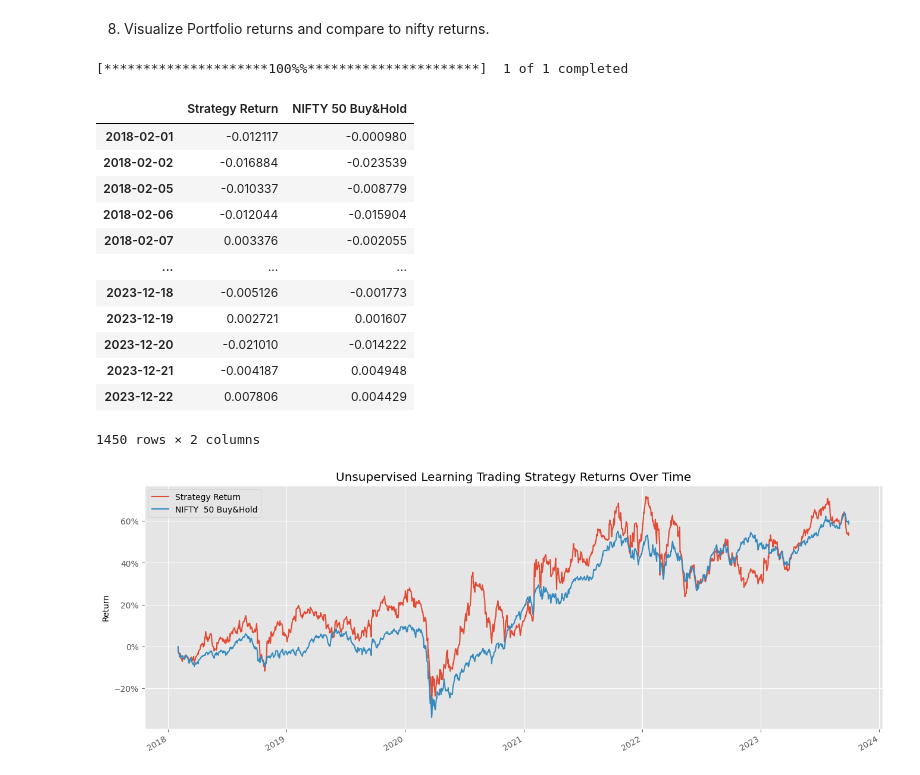
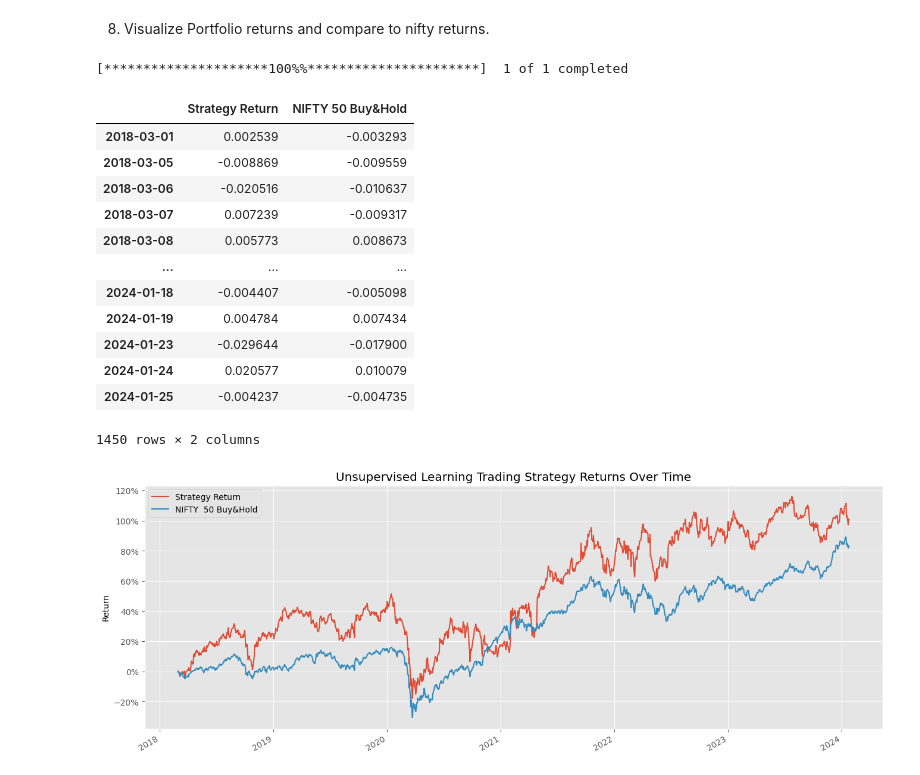
Before and after one commit to netkap/quant_ml_nifty50, a Jupyter notebook: Machine_Learning_Quant_Trade_NIFTY50.ipynb, the cells around one changed output. Saved outputs shown, nothing was run; the diff lists cells and outputs as text; code cells hidden in the pictures.

```diff
--- a/Machine_Learning_Quant_Trade_NIFTY50.ipynb
+++ b/Machine_Learning_Quant_Trade_NIFTY50.ipynb
@@ -69,7 +69,7 @@ ysymbol=['ADANIENT.NS',
 
 
 
-end_date = '2023-12-23'
+end_date = dt.date.today()
 # data fro previous 8 years
 start_date = pd.to_datetime(end_date)-pd.DateOffset(365*8)
 
@@ -181,8 +181,8 @@ Calculate 5-year rolling average of rupees volume for each stocks before filteri
 data['rupees_volume'] = (data.loc[:, 'rupees_volume'].unstack('ticker').rolling(5*12, min_periods=12).mean().stack())
 
 data['rupees_vol_rank'] = (data.groupby('date')['rupees_volume'].rank(ascending=False))
-data = data[data['rupees_vol_rank']<10].drop(['rupees_volume', 'rupees_vol_rank'], axis=1)
-# we are selecting top 10 stocks for our portfolio
+data = data[data['rupees_vol_rank']<12].drop(['rupees_volume', 'rupees_vol_rank'], axis=1)
+# we are selecting top 12 stocks for our portfolio
 
 data
 # %% [output]
@@ -664,33 +664,33 @@ portfolio_df
 # %% [output]
 [*********************100%%**********************]  1 of 1 completed
 |  | Strategy Return | NIFTY 50 Buy&Hold |
-| 2018-02-01 | -0.012117 | -0.000980 |
-| 2018-02-02 | -0.016884 | -0.023539 |
-| 2018-02-05 | -0.010337 | -0.008779 |
-| 2018-02-06 | -0.012044 | -0.015904 |
-| 2018-02-07 | 0.003376 | -0.002055 |
+| 2018-03-01 | 0.002539 | -0.003293 |
+| 2018-03-05 | -0.008869 | -0.009559 |
+| 2018-03-06 | -0.020516 | -0.010637 |
+| 2018-03-07 | 0.007239 | -0.009317 |
+| 2018-03-08 | 0.005773 | 0.008673 |
 | ... | ... | ... |
-| 2023-12-18 | -0.005126 | -0.001773 |
-| 2023-12-19 | 0.002721 | 0.001607 |
-| 2023-12-20 | -0.021010 | -0.014222 |
-| 2023-12-21 | -0.004187 | 0.004948 |
-| 2023-12-22 | 0.007806 | 0.004429 |
+| 2024-01-18 | -0.004407 | -0.005098 |
+| 2024-01-19 | 0.004784 | 0.007434 |
+| 2024-01-23 | -0.029644 | -0.017900 |
+| 2024-01-24 | 0.020577 | 0.010079 |
+| 2024-01-25 | -0.004237 | -0.004735 |
 1450 rows × 2 columns
 # %%
 import matplotlib.ticker as mtick
 
 plt.style.use('ggplot')
 
 portfolio_cumulative_return = np.exp(np.log1p(portfolio_df).cumsum())-1
 
-portfolio_cumulative_return[:'2023-09-29'].plot(figsize=(16,6))
+portfolio_cumulative_return[: end_date ].plot(figsize=(16,6))
 
 plt.title('Unsupervised Learning Trading Strategy Returns Over Time')
 
 plt.gca().yaxis.set_major_formatter(mtick.PercentFormatter(1))
 
 plt.ylabel('Return')
 
 plt.show()
 # %% [output]
-[figure, old version]
+[figure, new version]
```
Also changed, not shown: parts of 15 cells of this notebook.
